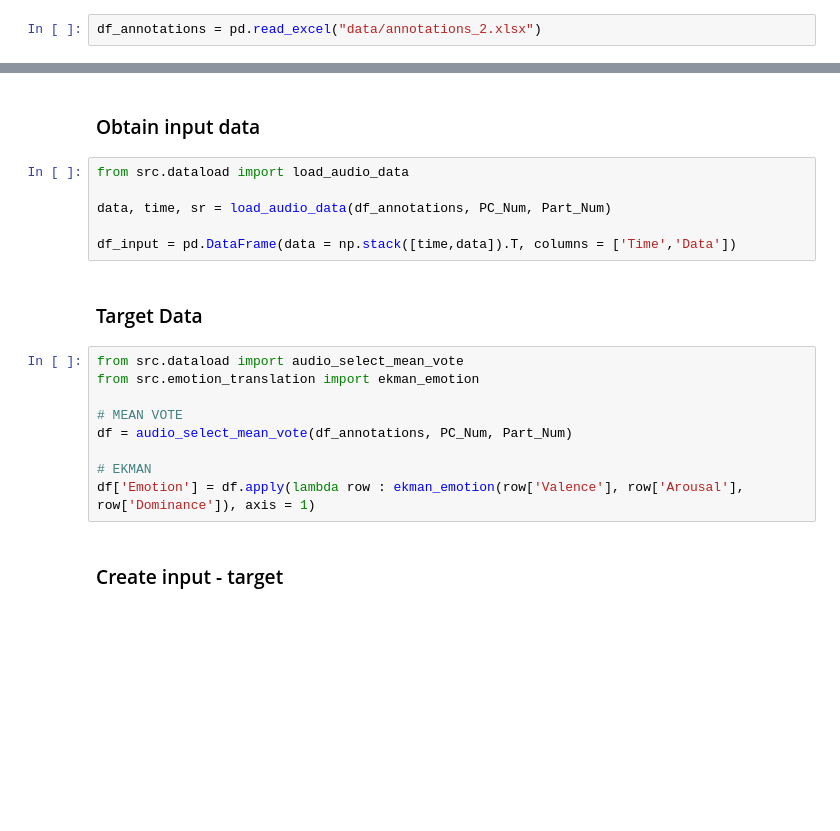
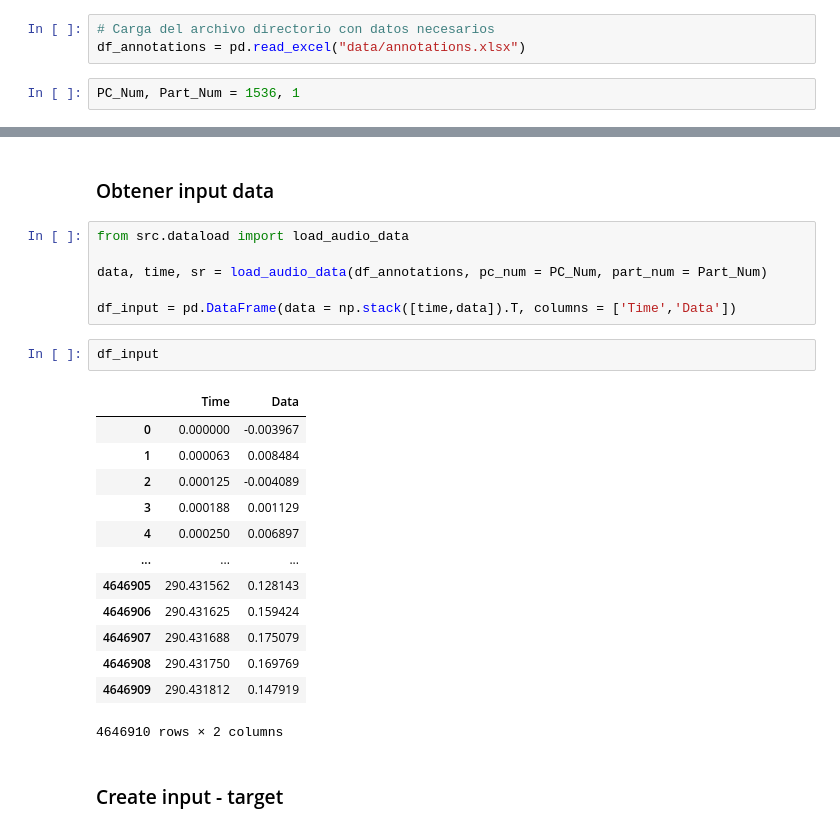
Before and after one commit to beltrewilton/mspconv_ftlab, a Jupyter notebook: notebooks/Modelo - Modelo simple.ipynb, the cells around one changed output, grey strips where cells are left out. Saved outputs shown, nothing was run; the diff lists cells and outputs as text; blank space fills up the shorter version.

```diff
--- a/notebooks/Modelo - Modelo simple.ipynb
+++ b/notebooks/Modelo - Modelo simple.ipynb
@@ -10,3 +13,6 @@ warnings.filterwarnings('ignore')
 os.chdir(os.path.abspath(".."))
+# %%
+# Carga del archivo directorio con datos necesarios
+df_annotations = pd.read_excel("data/annotations.xlsx")
 # %%
-df_annotations = pd.read_excel("data/annotations_2.xlsx")
+PC_Num, Part_Num = 1536, 1
@@ -15,22 +67,27 @@ PC_Num, Part_Num = 1536, 1
 # %% [markdown]
-### Obtain input data
+### Obtener input data
 # %%
 from src.dataload import load_audio_data
 
-data, time, sr = load_audio_data(df_annotations, PC_Num, Part_Num)
+data, time, sr = load_audio_data(df_annotations, pc_num = PC_Num, part_num = Part_Num)
 
 df_input = pd.DataFrame(data = np.stack([time,data]).T, columns = ['Time','Data'])
-# %% [markdown]
-### Target Data
-# %%
-from src.dataload import audio_select_mean_vote
-from src.emotion_translation import ekman_emotion
-
-# MEAN VOTE
-df = audio_select_mean_vote(df_annotations, PC_Num, Part_Num)
-
-# EKMAN
-df['Emotion'] = df.apply(lambda row : ekman_emotion(row['Valence'], row['Arousal'], row['Dominance']), axis = 1)
+# %%
+df_input
+# %% [output]
+|  | Time | Data |
+| 0 | 0.000000 | -0.003967 |
+| 1 | 0.000063 | 0.008484 |
+| 2 | 0.000125 | -0.004089 |
+| 3 | 0.000188 | 0.001129 |
+| 4 | 0.000250 | 0.006897 |
+| ... | ... | ... |
+| 4646905 | 290.431562 | 0.128143 |
+| 4646906 | 290.431625 | 0.159424 |
+| 4646907 | 290.431688 | 0.175079 |
+| 4646908 | 290.431750 | 0.169769 |
+| 4646909 | 290.431812 | 0.147919 |
+4646910 rows × 2 columns
 # %% [markdown]
 ### Create input - target
 # %%
```
Also changed, not shown: parts of 7 cells of this notebook, 11 other files.
